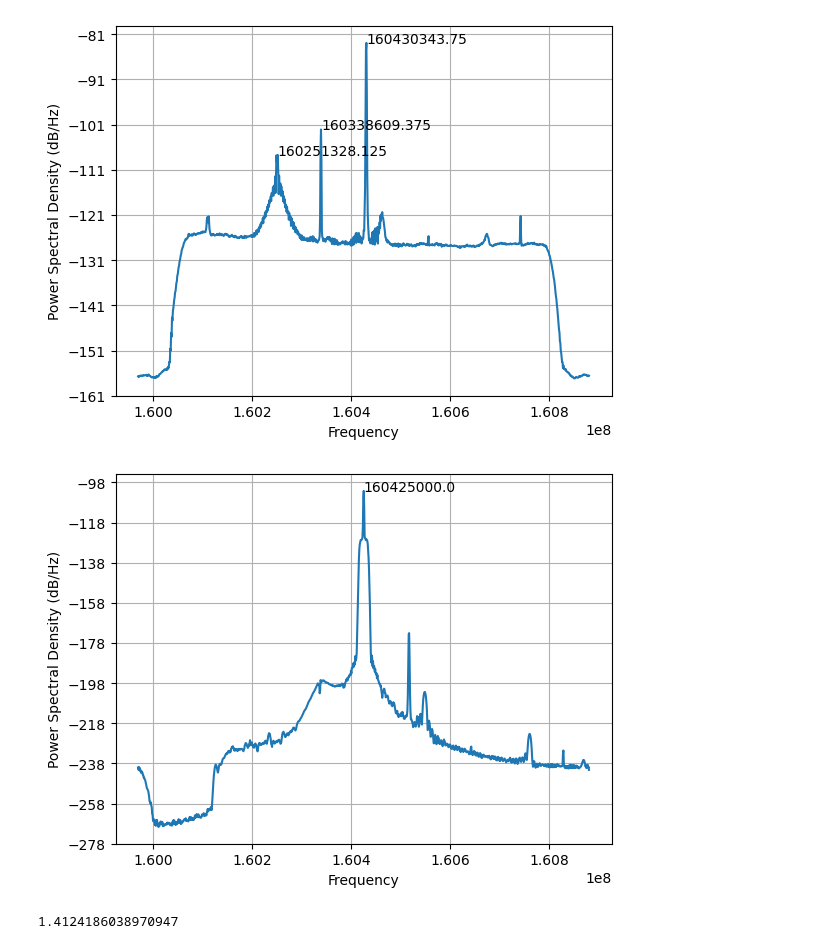
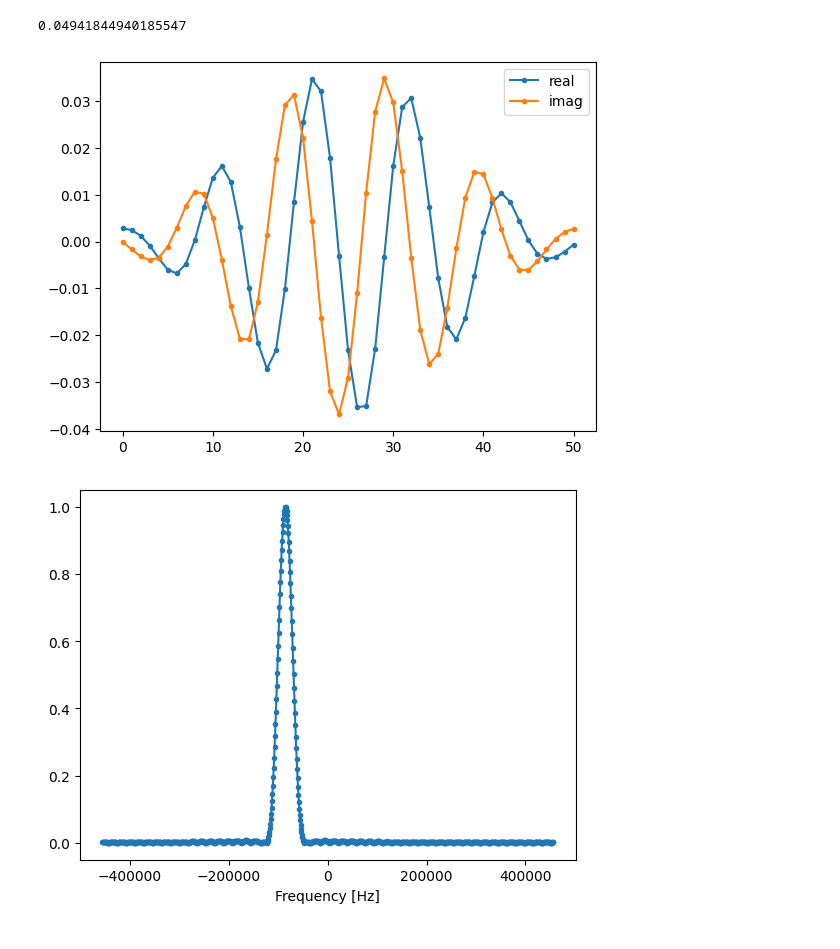
Before and after one commit to bigalnz/test_fft, a Jupyter notebook: notebooks/testing performance.ipynb, the cells around one changed output. Saved outputs shown, nothing was run; the diff lists cells and outputs as text; code cells hidden in the pictures.

Commit message:
Added polyphase filter notebook

```diff
--- a/notebooks/testing performance.ipynb
+++ b/notebooks/testing performance.ipynb
@@ -5,40 +5,40 @@ import numpy as np
 from matplotlib import pyplot as plt
 import time
 
-samples = np.fromfile('../data/test_1ch.fc32', dtype=np.complex64)
+samples = np.fromfile('../data/neighbouring_ch.fc32', dtype=np.complex64)
 
-sample_rate = 912000
+sample_rate = 768000
 center_freq = 160425000
 x = samples
-x = x[:2000000]
+x = x[250_000:500_000]
 
 # PLOT THE PSD
-fft_freqs = np.linspace(sample_rate / -2, sample_rate / 2, 1024) + center_freq
+""" fft_freqs = np.linspace(sample_rate / -2, sample_rate / 2, 1024) + center_freq
 psd = plt.psd(x, NFFT=1024, Fs=sample_rate, Fc=center_freq)
 peaks = signal.find_peaks(psd[0], prominence=0.00000000001)
 for peak, prominence in zip(peaks[0], peaks[1]["prominences"]):
     peak_freq =  ((peak/1024)*sample_rate) + (center_freq-(sample_rate/2))
     plt.annotate(peak_freq, xy=( peak_freq , 10 * np.log10(prominence)))
-plt.show()
+plt.show() """
 
 t = np.arange(len(x))/sample_rate
-h = signal.firwin(501, 0.02, pass_zero=True)
-p = np.exp(2j*np.pi*t*86309)
+h = signal.firwin(501, 0.005, pass_zero=True)
+# p = np.exp(2j*np.pi*t*86309)
+p = np.exp(2j*np.pi*t*-163575)
 
 start = time.time()
-
 x = x * p
 x = signal.convolve(x, h, 'same')
 end = time.time()
 
 # PLOT THE PSD
-fft_freqs = np.linspace(sample_rate / -2, sample_rate / 2, 1024) + center_freq
-psd = plt.psd(x, NFFT=1024, Fs=sample_rate, Fc=center_freq)
+""" fft_freqs = np.linspace(sample_rate / -2, sample_rate / 2, 1024) + center_freq
+psd = plt.psd(x, NFFT=1024, Fs=sample_rate, Fc=center_freq-163575)
 peaks = signal.find_peaks(psd[0], prominence=0.00000000001)
 for peak, prominence in zip(peaks[0], peaks[1]["prominences"]):
     peak_freq =  ((peak/1024)*sample_rate) + (center_freq-(sample_rate/2))
     plt.annotate(peak_freq, xy=( peak_freq , 10 * np.log10(prominence)))
-plt.show()
+plt.show() """
 
 x = x[::100]
 x = np.abs(x)
@@ -51,6 +51,38 @@ print(end - start)
 
 sample_rate = sample_rate/100
 # %% [output]
-[figure, removed]
-[figure, removed]
-1.4124186038970947
+0.04941844940185547
+# %%
+# (h was found using the first code snippet)
+
+num_taps = 51 # it helps to use an odd number of taps
+cut_off = 3000 # Hz
+sample_rate = 912_000 #Hz
+# create our low pass filter
+h = signal.firwin(num_taps, cut_off, nyq=sample_rate/2)
+
+# Shift the filter in frequency by multiplying by exp(j*2*pi*f0*t)
+f0 = -86_000 # amount we will shift
+Ts = 1.0/sample_rate # sample period
+t = np.arange(0.0, Ts*len(h), Ts) # time vector. args are (start, stop, step)
+exponential = np.exp(2j*np.pi*f0*t) # this is essentially a complex sine wave
+
+h_band_pass = h * exponential # do the shift
+
+# plot impulse response
+plt.figure('impulse')
+plt.plot(np.real(h_band_pass), '.-')
+plt.plot(np.imag(h_band_pass), '.-')
+plt.legend(['real', 'imag'], loc=1)
+
+# plot the frequency response
+H = np.abs(np.fft.fft(h_band_pass, 1024)) # take the 1024-point FFT and magnitude
+H = np.fft.fftshift(H) # make 0 Hz in the center
+w = np.linspace(-sample_rate/2, sample_rate/2, len(H)) # x axis
+plt.figure('freq')
+plt.plot(w, H, '.-')
+plt.xlabel('Frequency [Hz]')
+plt.show()
+# %% [output]
+[figure, added]
+[figure, added]
```
Also changed, not shown: 2 other files.
